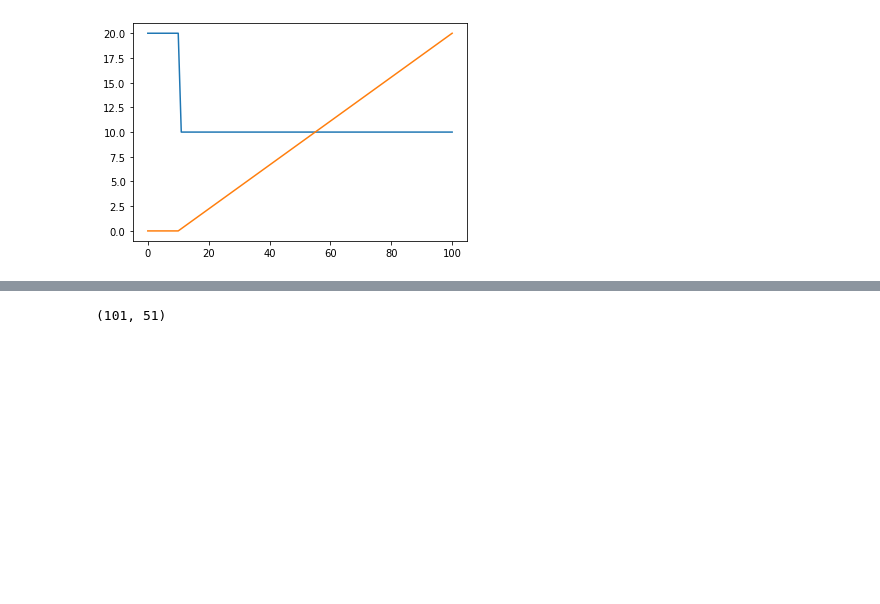
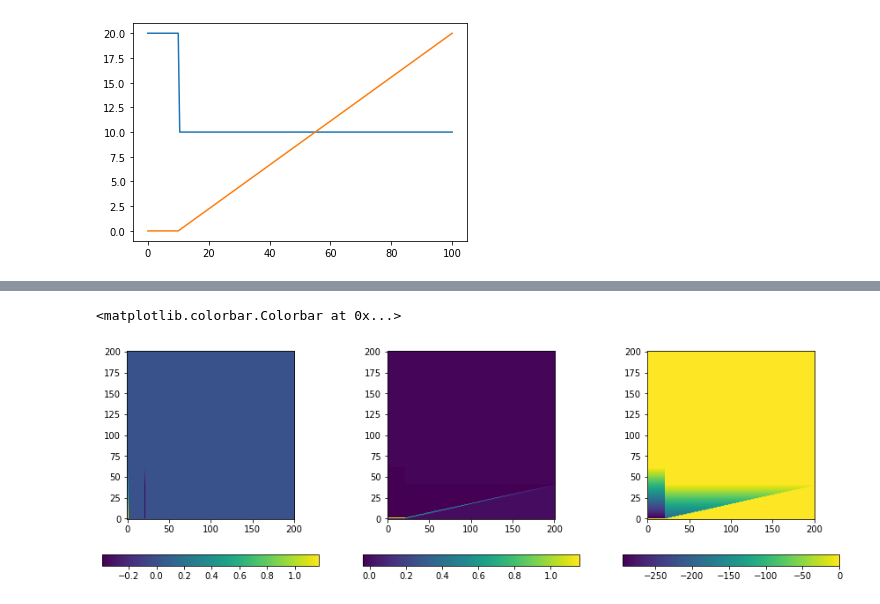
Before and after one commit to Gug-Young/Shallow_water_with_viscosity, a Jupyter notebook: 22.06.07 Navier stokes Hirt VOF method.ipynb, the cells around one changed output, grey strips where cells are left out. Saved outputs shown, nothing was run; the diff lists cells and outputs as text; code cells hidden in the pictures; blank space fills up the shorter version.

Commit message:
NS solver test failure find the way to solve, or change the all notation

```diff
--- a/22.06.07 Navier stokes Hirt VOF method.ipynb
+++ b/22.06.07 Navier stokes Hirt VOF method.ipynb
@@ -201,7 +226,16 @@ plt.imshow((PN).T, origin='lower')
 # %%
-UW,UC,UE = padding_2D(U.copy(),'x')
-WS,WC,WN = padding_2D(W.copy(),'z')
-D = (-(1/dx)*(UE - UW) + (1/dz)*(WN-WS))
-D.shape
+Unew,Wnew,Pnew, newdt = NS_solver(U,W,P,F,dx,dz,dt,nu,1e-6,c_num=0.1)
+
+plt.figure(figsize=(15,5))
+plt.subplot(131)
+plt.imshow(Unew.T,origin='lower')
+plt.colorbar(orientation="horizontal")
+plt.subplot(132)
+plt.imshow(Wnew.T,origin='lower')
+plt.colorbar(orientation="horizontal")
+plt.subplot(133)
+plt.imshow(Pnew.T,origin='lower')
+plt.colorbar(orientation="horizontal")
 # %% [output]
-(101, 51)
+<matplotlib.colorbar.Colorbar at 0x...>
+[figure, added]
```
Also changed, not shown: parts of 11 cells of this notebook.
